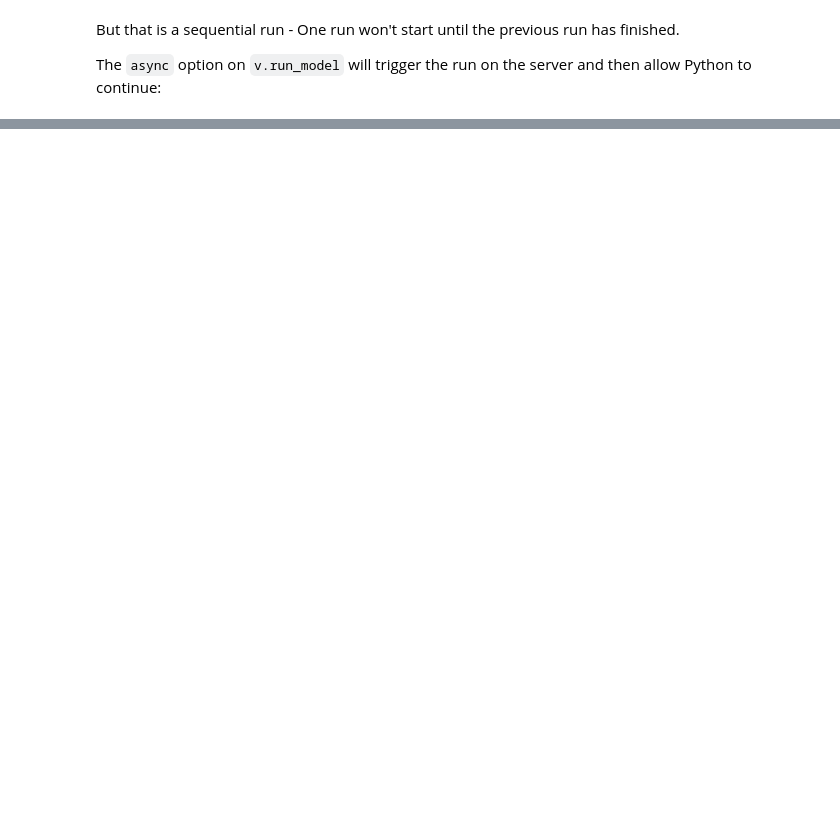
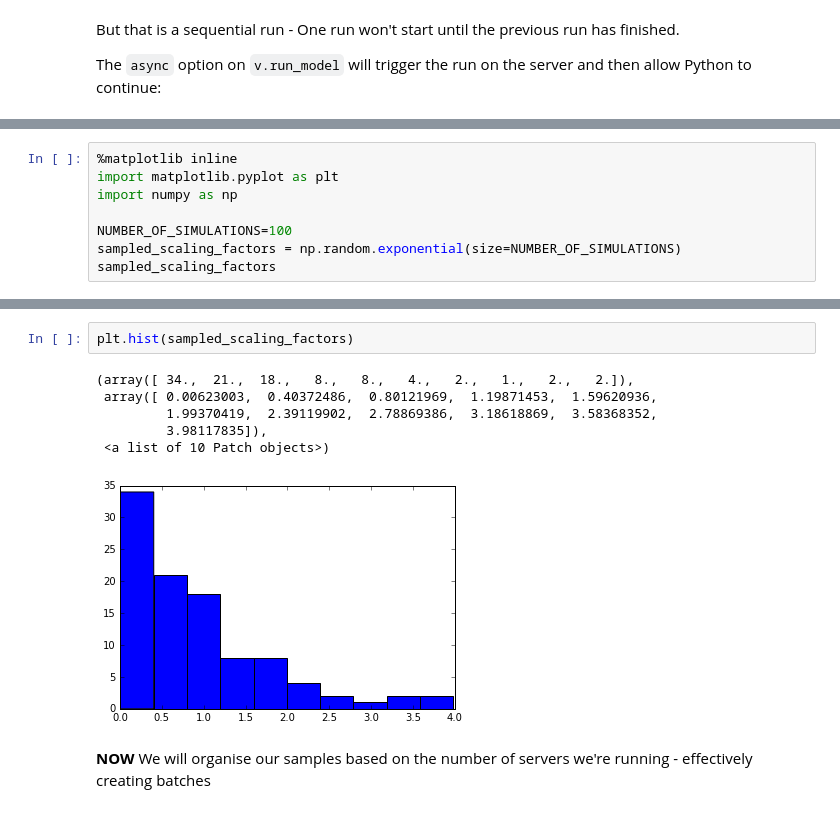
Before and after one commit to flowmatters/veneer-py, a Jupyter notebook: doc/training/7_Parallel_Processing_and_Veneer_Command_Line.ipynb, the cells around one changed output, grey strips where cells are left out. Cells and saved outputs as stored; diff of their text form; blank space fills up the shorter version.

```diff
--- a/doc/training/7_Parallel_Processing_and_Veneer_Command_Line.ipynb
+++ b/doc/training/7_Parallel_Processing_and_Veneer_Command_Line.ipynb
@@ -613,0 +301,8 @@ calibration.run()
+# %%
+%matplotlib inline
+import matplotlib.pyplot as plt
+import numpy as np
+
+NUMBER_OF_SIMULATIONS=100
+sampled_scaling_factors = np.random.exponential(size=NUMBER_OF_SIMULATIONS)
+sampled_scaling_factors
@@ -613,0 +330,11 @@ calibration.run()
+# %%
+plt.hist(sampled_scaling_factors)
+# %% [output]
+(array([ 34.,  21.,  18.,   8.,   8.,   4.,   2.,   1.,   2.,   2.]),
+ array([ 0.00623003,  0.40372486,  0.80121969,  1.19871453,  1.59620936,
+         1.99370419,  2.39119902,  2.78869386,  3.18618869,  3.58368352,
+         3.98117835]),
+ <a list of 10 Patch objects>)
+[figure, added]
+# %% [markdown]
+**NOW** We will organise our samples based on the number of servers we're running - effectively creating batches
```
Also changed, not shown: parts of 100 cells of this notebook.
